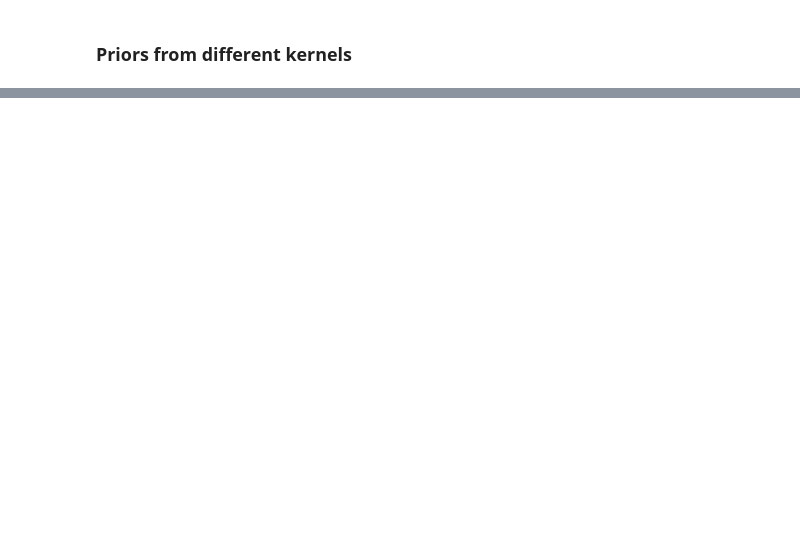
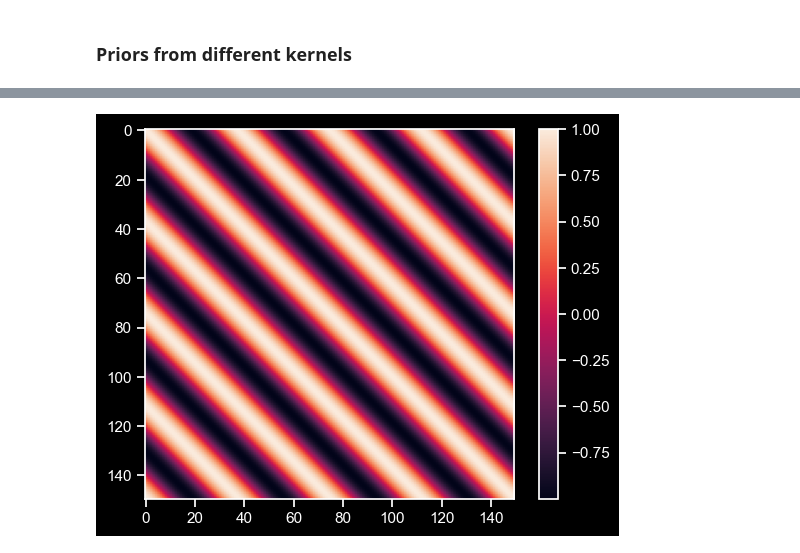
Before and after one commit to psesh/ae8803, a Jupyter notebook: raw/slides/lecture-9/notebook/lecture-9-notebook.ipynb, the cells around one changed output, grey strips where cells are left out. Cells and saved outputs as stored; diff of their text form; code cells hidden in the pictures; blank space fills up the shorter version.

```diff
--- a/raw/slides/lecture-9/notebook/lecture-9-notebook.ipynb
+++ b/raw/slides/lecture-9/notebook/lecture-9-notebook.ipynb
@@ -250,0 +251,6 @@ plt.show()
+# %%
+c = plt.imshow(cov_1)
+plt.colorbar(c)
+plt.show()
+# %% [output]
+[figure, added]
```
Also changed, not shown: parts of 5 cells of this notebook, 40 other files.
